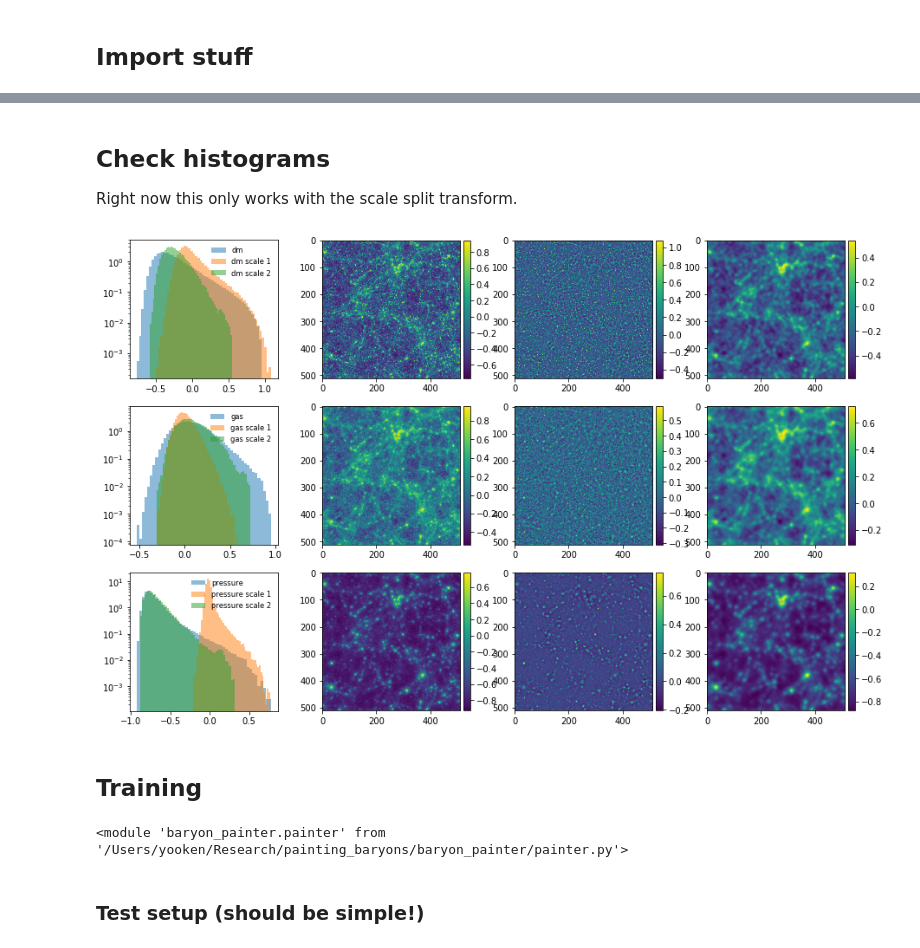
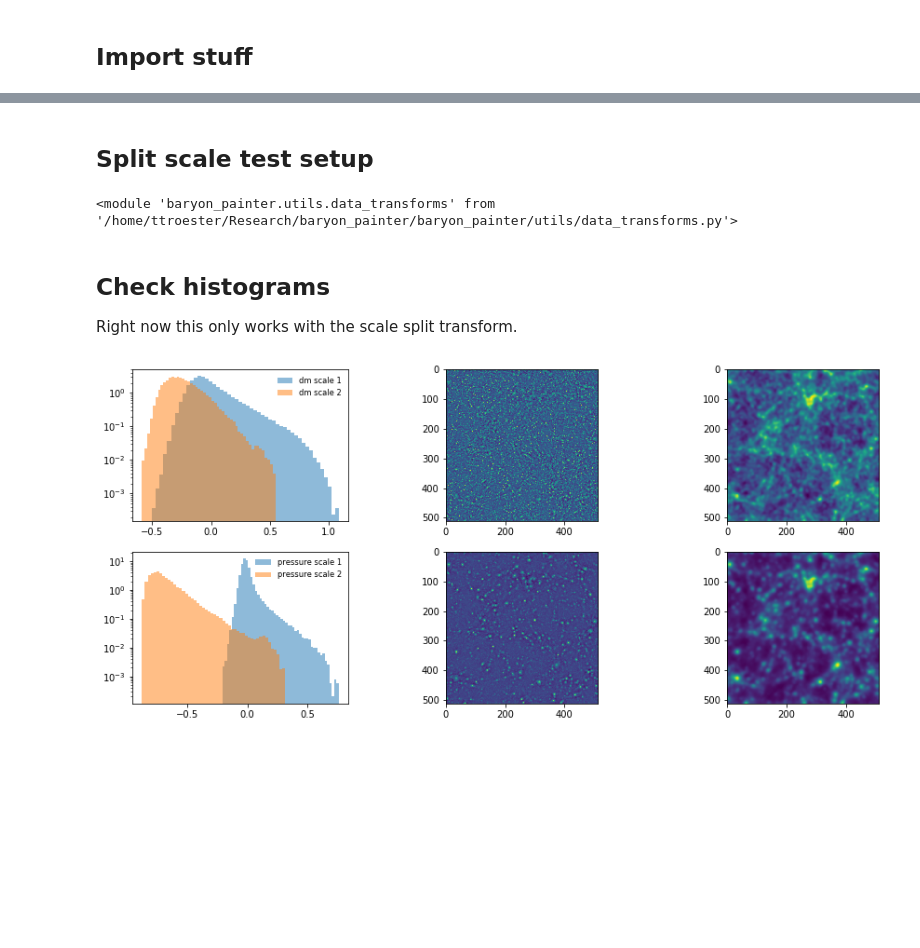
Before and after one commit to tilmantroester/baryon_painter, a Jupyter notebook: notebooks/CVAE_painter.ipynb, the cells around one changed output, grey strips where cells are left out. Cells and saved outputs as stored; diff of their text form; code cells hidden in the pictures; blank space fills up the shorter version.

Commit message:
Various improvements. Scale splits work, as do saving, loading, and inference.

```diff
--- a/notebooks/CVAE_painter.ipynb
+++ b/notebooks/CVAE_painter.ipynb
@@ -17,7 +17,7 @@ KL doesn't seem to go to zero in pressure only case
 # %%
 import os
 
-machine = "laptop"
+machine = "arrakis"
 
 if machine == "laptop":
     data_path = "../data/training_data/BAHAMAS/stacks_uncompressed/"
@@ -25,7 +25,7 @@ if machine == "laptop":
     compute_device = "cpu"
 
 elif machine == "arrakis":
-    data_path = "../data/training_data/BAHAMAS/stacks/"
+    data_path = "../../painting_baryons/training_data/BAHAMAS/stacks/"
     output_path = "../output/"
     compute_device = "cuda:0"
 
@@ -149,0 +315,9 @@ assert np.allclose(training_dataset.get_inverse_transforms(stack_idx)[1](s[1][0]
+# %% [markdown]
+## Split scale test setup
+# %%
+importlib.reload(baryon_painter.painter)
+importlib.reload(cvae)
+importlib.reload(datasets)
+importlib.reload(data_transforms)
+# %% [output]
+<module 'baryon_painter.utils.data_transforms' from '/home/ttroester/Research/baryon_painter/baryon_painter/utils/data_transforms.py'>
@@ -150,31 +362,31 @@ assert np.allclose(training_dataset.get_inverse_transforms(stack_idx)[1](s[1][0]
+# %%
+stack_idx = 1256
+s, out_idx = training_dataset[stack_idx]
+
+assert stack_idx == out_idx
+assert np.allclose(training_dataset.get_inverse_transforms(stack_idx)[0](s[0]), training_dataset.get_input_sample(stack_idx, transform=False))
+assert np.allclose(training_dataset.get_inverse_transforms(stack_idx)[1](s[1]), training_dataset.get_label_sample(stack_idx, transform=False)[0])
 # %% [markdown]
 ## Check histograms
 
 Right now this only works with the scale split transform.
 # %%
-fig, ax = plt.subplots(3, 4, figsize=(15, 10))
-fig.subplots_adjust(wspace=0.3)
 labels = ["dm"] + label_fields
 
+
+fig, ax = plt.subplots(len(labels), 3, figsize=(15, 3.3*len(labels)))
+fig.subplots_adjust(wspace=0.3)
+
 for i in range(ax.shape[0]):
-    _ = ax[i,0].hist(s[i][0].flatten(), bins=50, alpha=0.5, density=True, label=labels[i])
-    _ = ax[i,0].hist(s[i][1].flatten(), bins=50, alpha=0.5, density=True, label=labels[i]+" scale 1")
-    _ = ax[i,0].hist(s[i][2].flatten(), bins=50, alpha=0.5, density=True, label=labels[i]+" scale 2")
+    _ = ax[i,0].hist(s[i][0].flatten(), bins=50, alpha=0.5, density=True, label=labels[i]+" scale 1")
+    _ = ax[i,0].hist(s[i][1].flatten(), bins=50, alpha=0.5, density=True, label=labels[i]+" scale 2")
 
     ax[i,0].set_yscale("log")
     for j in range(s[i].shape[0]):
         im = ax[i,j+1].imshow(s[i][j])
-        cosmotools.plotting.subplot_colorbar(im, ax[i,j+1])
+#         cosmotools.plotting.subplot_colorbar(im, ax[i,j+1])
 
     ax[i,0].legend(frameon=False, fontsize="small")
 # %% [output]
-[figure, old version]
+[figure, new version]
-# %% [markdown]
-## Training
-# %%
-importlib.reload(baryon_painter.painter)
-# %% [output]
-<module 'baryon_painter.painter' from '/Users/yooken/Research/painting_baryons/baryon_painter/painter.py'>
-# %% [markdown]
-### Test setup (should be simple!)
 # %%
```
Also changed, not shown: parts of 13 cells of this notebook, 4 other files.
